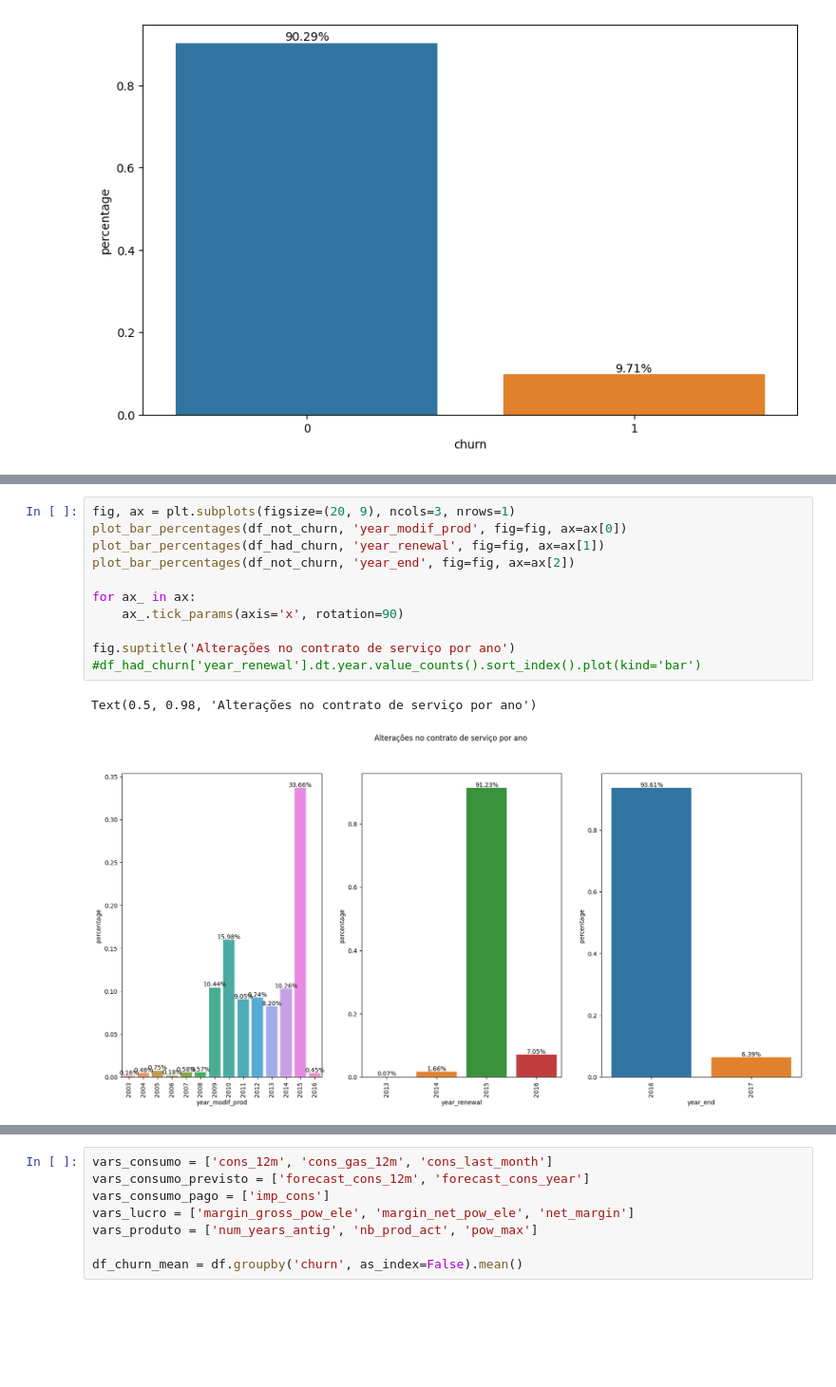
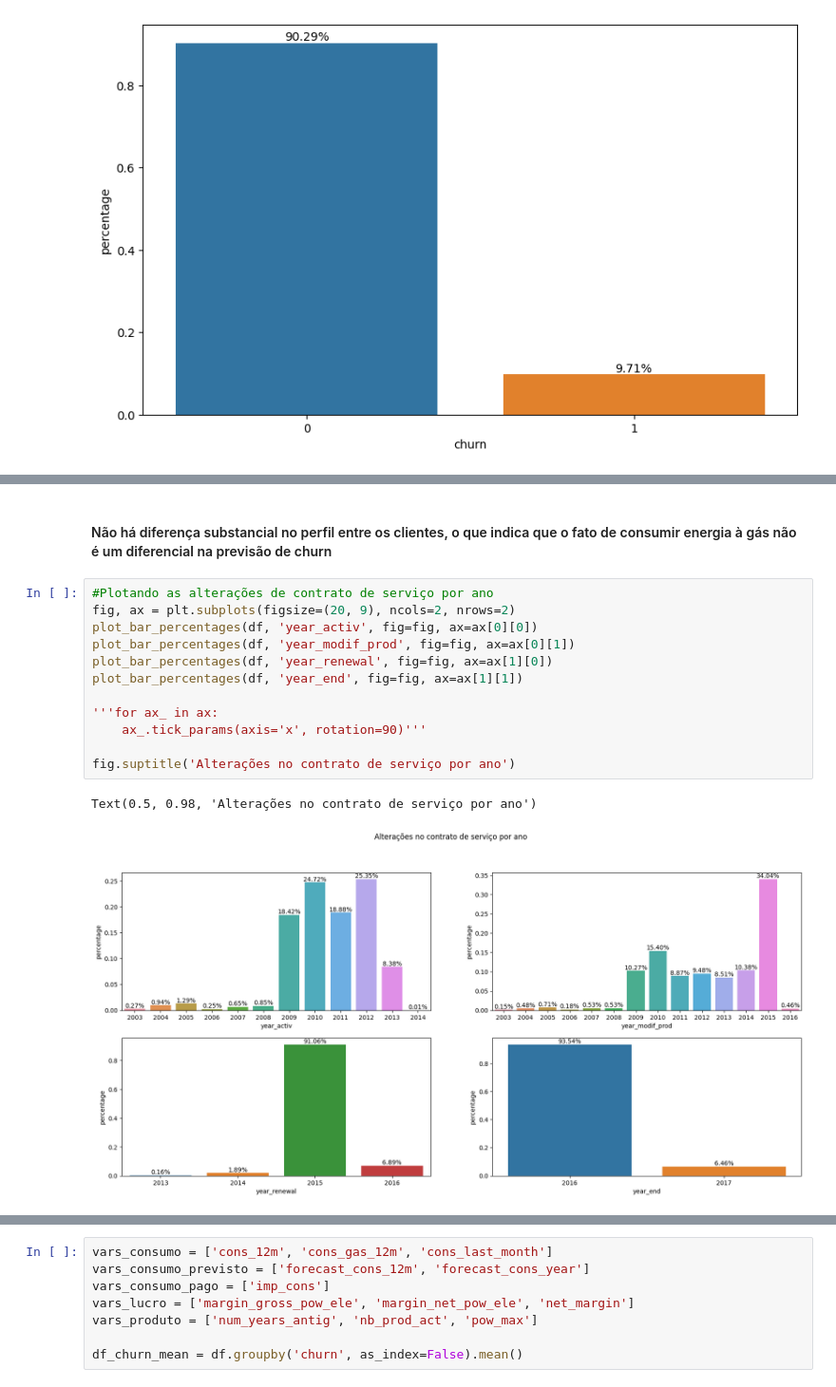
Before and after one commit to LissesCastro/BCG---Experience-Program, a Jupyter notebook: EDA.ipynb, the cells around one changed output, grey strips where cells are left out. Shown at 95% size. Cells and saved outputs as stored; diff of their text form; blank space fills up the shorter version.

```diff
--- a/EDA.ipynb
+++ b/EDA.ipynb
@@ -207,14 +254,17 @@ Text(0.5, 1.0, 'Not Churn')
+# %% [markdown]
+<h4>Não há diferença substancial no perfil entre os clientes, o que indica que o fato de consumir energia à gás não é um diferencial na previsão de churn</h4>
 # %%
-fig, ax = plt.subplots(figsize=(20, 9), ncols=3, nrows=1)
-plot_bar_percentages(df_not_churn, 'year_modif_prod', fig=fig, ax=ax[0])
-plot_bar_percentages(df_had_churn, 'year_renewal', fig=fig, ax=ax[1])
-plot_bar_percentages(df_not_churn, 'year_end', fig=fig, ax=ax[2])
+#Plotando as alterações de contrato de serviço por ano
+fig, ax = plt.subplots(figsize=(20, 9), ncols=2, nrows=2)
+plot_bar_percentages(df, 'year_activ', fig=fig, ax=ax[0][0])
+plot_bar_percentages(df, 'year_modif_prod', fig=fig, ax=ax[0][1])
+plot_bar_percentages(df, 'year_renewal', fig=fig, ax=ax[1][0])
+plot_bar_percentages(df, 'year_end', fig=fig, ax=ax[1][1])
 
-for ax_ in ax:
-    ax_.tick_params(axis='x', rotation=90)
+'''for ax_ in ax:
+    ax_.tick_params(axis='x', rotation=90)'''
 
 fig.suptitle('Alterações no contrato de serviço por ano')
-#df_had_churn['year_renewal'].dt.year.value_counts().sort_index().plot(kind='bar')
 # %% [output]
 Text(0.5, 0.98, 'Alterações no contrato de serviço por ano')
-[figure, old version]
+[figure, new version]
```
Also changed, not shown: parts of 33 cells of this notebook.
